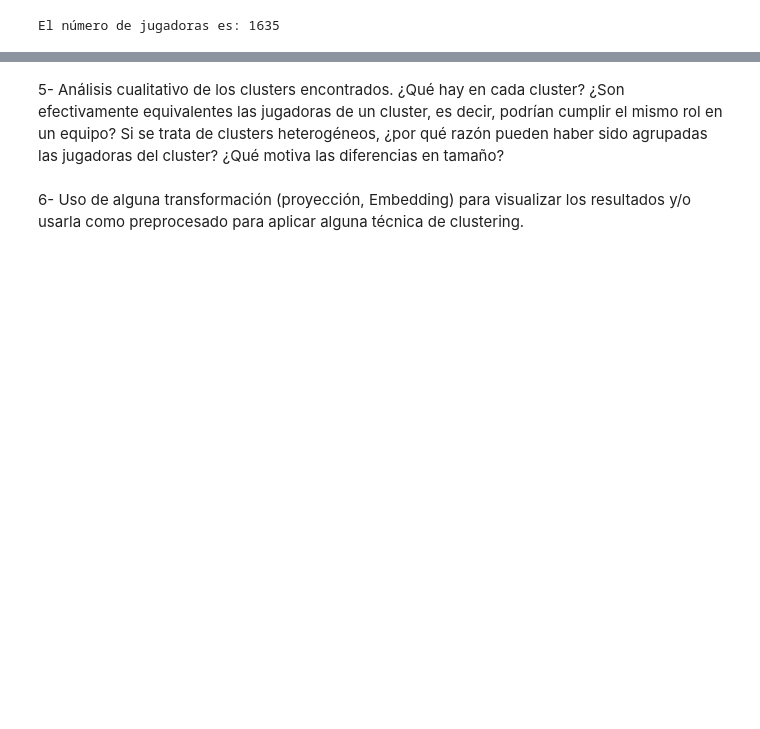
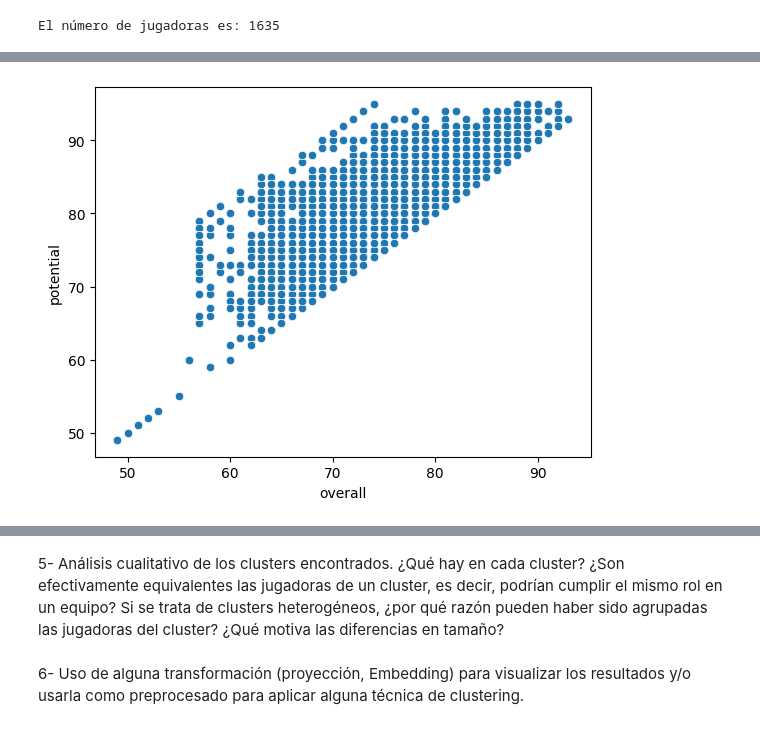
Before and after one commit to Quimexo/Diplo, a Jupyter notebook: Entregable_único_Aprendizaje_No_Supervisado.ipynb, the cells around one changed output, grey strips where cells are left out. Drawn from its saved outputs; the diff is of its cells as text; code cells hidden in the pictures; blank space fills up the shorter version.

```diff
--- a/Entregable_único_Aprendizaje_No_Supervisado.ipynb
+++ b/Entregable_único_Aprendizaje_No_Supervisado.ipynb
@@ -173,0 +198,5 @@ El número de jugadoras es: 1635
+# %%
+sns.scatterplot(x='overall', y='potential', data=df)
+plt.show()
+# %% [output]
+[figure, added]
```
Also changed, not shown: parts of 21 cells of this notebook.
